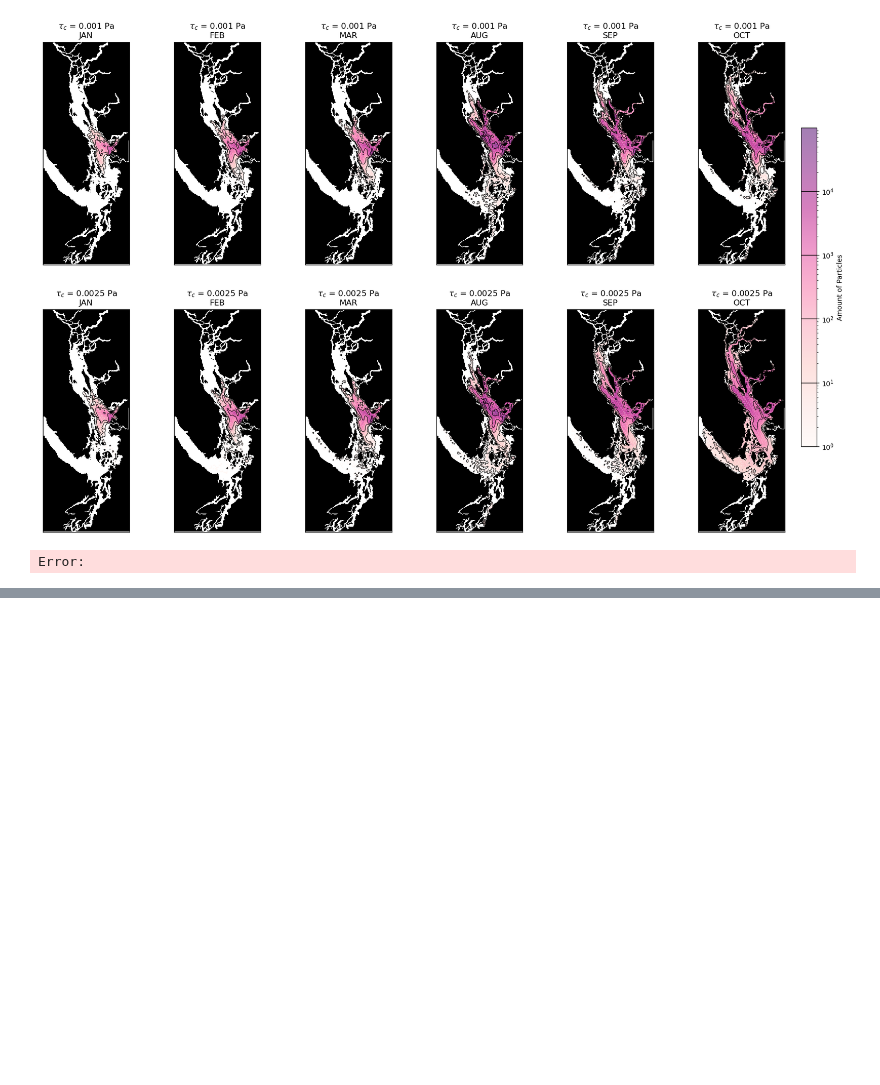
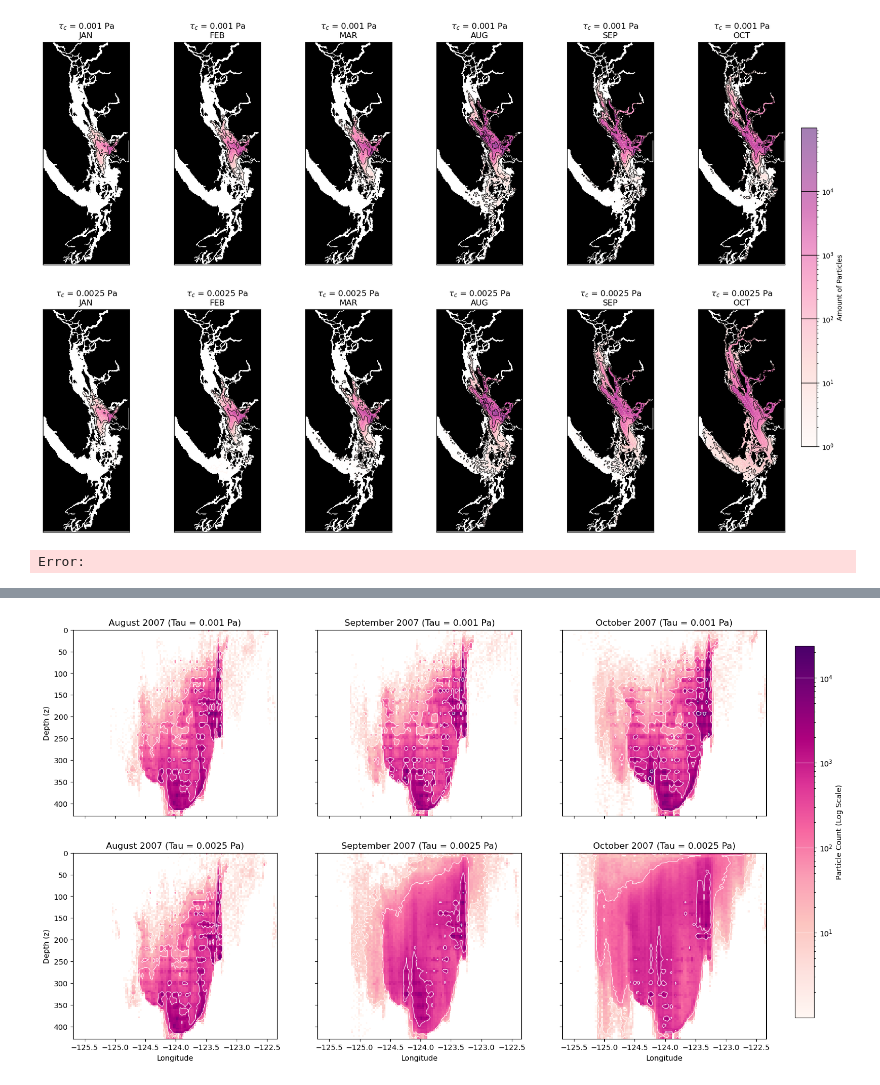
Before and after one commit to SalishSeaCast/analysis-vicente, a Jupyter notebook: OP_nibi/Tuning_V2/Tests_distribution.ipynb, the cells around one changed output, grey strips where cells are left out. Drawn from its saved outputs; the diff is of its cells as text; code cells hidden in the pictures; blank space fills up the shorter version.

```diff
--- a/OP_nibi/Tuning_V2/Tests_distribution.ipynb
+++ b/OP_nibi/Tuning_V2/Tests_distribution.ipynb
@@ -1267,4 +1275,0 @@ ratio_S1_N1_V1 = concentration_S1_V1 / concentration_N1_V1
-# %%
-wc_V1 = data_V1.isel(obs=slice(2672,None)).where(data_V1.isel(obs=slice(2672,None))['status'] == 2)
-#
-amount_V1, _, grid_ijV1 = particles_amount(wc_V1['lon'].values.flatten(), wc_V1['lat'].values.flatten())
@@ -1292,0 +1286,95 @@ cbar_V1.set_label('Particle Counts December 2007')
+# %%
+data_AUG_T8 = data_T8.isel(obs=slice(848,972)).where(data_T8.isel(obs=slice(848,972))['status'] == 2)
+data_AUG_T9 = data_T9.isel(obs=slice(848,972)).where(data_T9.isel(obs=slice(848,972))['status'] == 2)
+# %%
+data_SEP_T8 = data_T8.isel(obs=slice(971,1092)).where(data_T8.isel(obs=slice(971,1092))['status'] == 2)
+data_SEP_T9 = data_T9.isel(obs=slice(971,1092)).where(data_T9.isel(obs=slice(971,1092))['status'] == 2)
+# %%
+data_OCT_T8 = data_T8.isel(obs=slice(1092,1215)).where(data_T8.isel(obs=slice(1092,1215))['status'] == 2)
+data_OCT_T9 = data_T9.isel(obs=slice(1092,1215)).where(data_T9.isel(obs=slice(1092,1215))['status'] == 2)
+# %%
+import numpy as np
+import matplotlib.pyplot as plt
+from matplotlib.colors import LogNorm
+
+def clean_xy(x, y):
+    x = x.flatten()
+    y = y.flatten()
+    mask = np.isfinite(x) & np.isfinite(y)
+    return x[mask], y[mask]
+
+# ---- Data Preparation ----
+# (Assuming your dataframes data_AUG_T8, etc., are already loaded)
+datasets = [
+    clean_xy(data_AUG_T8['lon'].values, data_AUG_T8['z'].values),
+    clean_xy(data_SEP_T8['lon'].values, data_SEP_T8['z'].values),
+    clean_xy(data_OCT_T8['lon'].values, data_OCT_T8['z'].values),
+    clean_xy(data_AUG_T9['lon'].values, data_AUG_T9['z'].values),
+    clean_xy(data_SEP_T9['lon'].values, data_SEP_T9['z'].values),
+    clean_xy(data_OCT_T9['lon'].values, data_OCT_T9['z'].values),
+]
+
+bins = 100
+cmap_name = 'RdPu'
+months = ['August 2007', 'September 2007', 'October 2007']
+
+# ---- Define explicit contour levels ----
+levels = [10, 100, 1000, 10000]
+
+# ---- Compute Global Vmax for consistent normalization ----
+all_counts = []
+for x, z in datasets:
+    H, _, _ = np.histogram2d(x, z, bins=bins)
+    all_counts.append(H)
+
+vmax = max(H.max() for H in all_counts)
+# Ensure vmax is at least as high as our highest level for plotting purposes
+shared_norm = LogNorm(vmin=1, vmax=max(vmax, 10000))
+
+# ---- Plotting ----
+fig, axes = plt.subplots(2, 3, figsize=(18, 10), sharex=True, sharey=True)
+axes_flat = axes.flatten()
+
+for i, (data, ax) in enumerate(zip(datasets, axes_flat)):
+    x, z = data
+
+    # 1. Plot the 2D Histogram
+    counts, x_edges, y_edges, im = ax.hist2d(
+        x, z,
+        bins=bins,
+        cmap=cmap_name,
+        norm=shared_norm
+    )
+
+    # 2. Add Contours at specified levels
+    X, Y = np.meshgrid(0.5 * (x_edges[1:] + x_edges[:-1]),
+                       0.5 * (y_edges[1:] + y_edges[:-1]))
+
+    # Store the contour set (cs) to use for the colorbar lines later
+    cs = ax.contour(X, Y, counts.T, levels=levels, colors='white', linewidths=0.8, alpha=0.9)
+
+    # Formatting
+    row_label = "Tau = 0.001 Pa" if i < 3 else "Tau = 0.0025 Pa"
+    ax.set_title(f'{months[i % 3]} ({row_label})')
+    ax.invert_yaxis()
+
+# ---- Shared Labels & Colorbar ----
+for ax in axes[1, :]:
+    ax.set_xlabel('Longitude')
+for ax in axes[:, 0]:
+    ax.set_ylabel('Depth (z)')
+
+# Create a single colorbar
+fig.subplots_adjust(right=0.85)
+cbar_ax = fig.add_axes([0.88, 0.15, 0.02, 0.7])
+
+# Pass 'ticks=levels' to the colorbar to label our specific contour values
+cbar = fig.colorbar(im, cax=cbar_ax, ticks=levels)
+cbar.set_label('Particle Count (Log Scale)')
+
+# Add the contour lines onto the colorbar itself
+cbar.add_lines(cs)
+
+plt.show()
+# %% [output]
+[figure, added]
```
Also changed, not shown: parts of 20 cells of this notebook, 11 other files.
